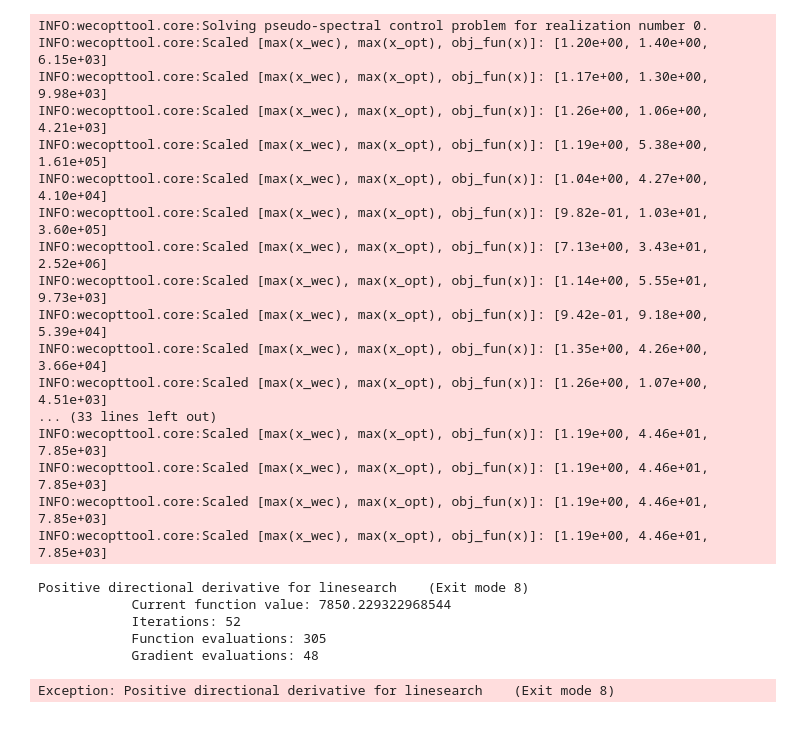
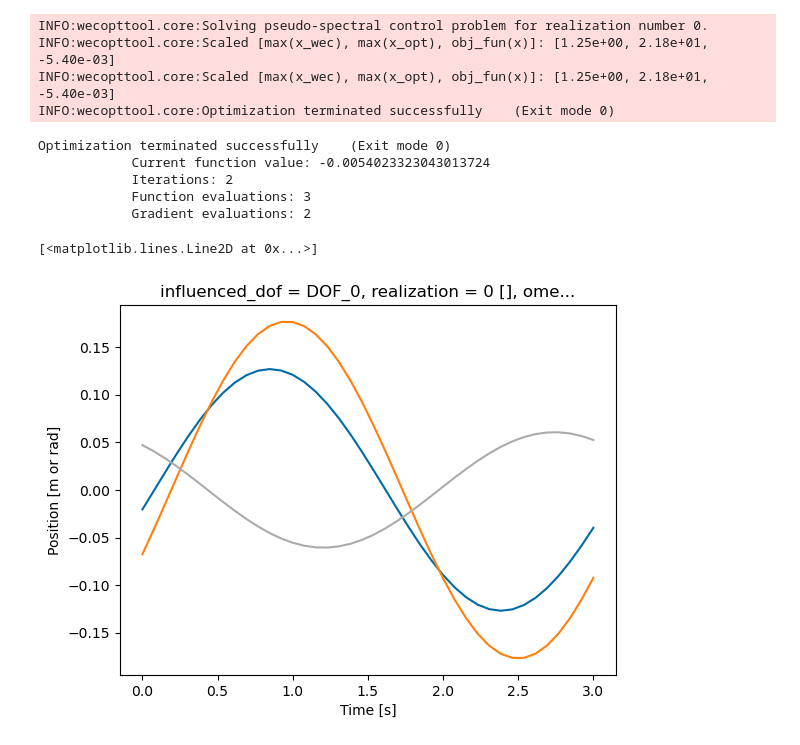
Before and after one commit to dtgaebe/WecOptTool, a Jupyter notebook: examples/Inverted_pen_control_study.ipynb, the cells around one changed output. Saved outputs shown, nothing was run; the diff lists cells and outputs as text; code cells hidden in the pictures.

Commit message:
subclasses to pendulum and first time converged

```diff
--- a/examples/Inverted_pen_control_study.ipynb
+++ b/examples/Inverted_pen_control_study.ipynb
@@ -58,36 +78,40 @@ wec_emp._forces
 # %%
-results = wec_emp.solve(
+res_nl = wec_nl.solve(
     waves_regular,
     obj_fun = NPIP.average_electrical_power,
     nstate_opt = NPIP.nstate_opt,
     optim_options={'maxiter': 500},
-    # x_wec_0=x_wec_0, # initialize with result from linear spring case
-    # x_opt_0=x_opt_0, # initialize with result from linear spring case
+    x_wec_0=x_wec_0, # initialize with result from linearized case
+    x_opt_0=x_opt_0, # initialize with result from linearized case
     scale_x_wec=1e1,
     scale_x_opt=np.concatenate((np.array([1e-1])*np.ones(NPIP.nstate_pto), 1e-1 * np.ones(NPIP.nstate_pen))),
-    scale_obj=1e-2,
-)
+    scale_obj=1e-2,)
 # %% [output]
 INFO:wecopttool.core:Solving pseudo-spectral control problem for realization number 0.
-INFO:wecopttool.core:Scaled [max(x_wec), max(x_opt), obj_fun(x)]: [1.20e+00, 1.40e+00, 6.15e+03]
-INFO:wecopttool.core:Scaled [max(x_wec), max(x_opt), obj_fun(x)]: [1.17e+00, 1.30e+00, 9.98e+03]
-INFO:wecopttool.core:Scaled [max(x_wec), max(x_opt), obj_fun(x)]: [1.26e+00, 1.06e+00, 4.21e+03]
-INFO:wecopttool.core:Scaled [max(x_wec), max(x_opt), obj_fun(x)]: [1.19e+00, 5.38e+00, 1.61e+05]
-INFO:wecopttool.core:Scaled [max(x_wec), max(x_opt), obj_fun(x)]: [1.04e+00, 4.27e+00, 4.10e+04]
-INFO:wecopttool.core:Scaled [max(x_wec), max(x_opt), obj_fun(x)]: [9.82e-01, 1.03e+01, 3.60e+05]
-INFO:wecopttool.core:Scaled [max(x_wec), max(x_opt), obj_fun(x)]: [7.13e+00, 3.43e+01, 2.52e+06]
-INFO:wecopttool.core:Scaled [max(x_wec), max(x_opt), obj_fun(x)]: [1.14e+00, 5.55e+01, 9.73e+03]
-INFO:wecopttool.core:Scaled [max(x_wec), max(x_opt), obj_fun(x)]: [9.42e-01, 9.18e+00, 5.39e+04]
-INFO:wecopttool.core:Scaled [max(x_wec), max(x_opt), obj_fun(x)]: [1.35e+00, 4.26e+00, 3.66e+04]
-INFO:wecopttool.core:Scaled [max(x_wec), max(x_opt), obj_fun(x)]: [1.26e+00, 1.07e+00, 4.51e+03]
-... (33 lines left out)
-INFO:wecopttool.core:Scaled [max(x_wec), max(x_opt), obj_fun(x)]: [1.19e+00, 4.46e+01, 7.85e+03]
-INFO:wecopttool.core:Scaled [max(x_wec), max(x_opt), obj_fun(x)]: [1.19e+00, 4.46e+01, 7.85e+03]
-INFO:wecopttool.core:Scaled [max(x_wec), max(x_opt), obj_fun(x)]: [1.19e+00, 4.46e+01, 7.85e+03]
-INFO:wecopttool.core:Scaled [max(x_wec), max(x_opt), obj_fun(x)]: [1.19e+00, 4.46e+01, 7.85e+03]
+INFO:wecopttool.core:Scaled [max(x_wec), max(x_opt), obj_fun(x)]: [1.25e+00, 2.18e+01, -5.40e-03]
+INFO:wecopttool.core:Scaled [max(x_wec), max(x_opt), obj_fun(x)]: [1.25e+00, 2.18e+01, -5.40e-03]
+INFO:wecopttool.core:Optimization terminated successfully    (Exit mode 0)
-Positive directional derivative for linesearch    (Exit mode 8)
-            Current function value: 7850.229322968544
-            Iterations: 52
-            Function evaluations: 305
-            Gradient evaluations: 48
+Optimization terminated successfully    (Exit mode 0)
+            Current function value: -0.0054023323043013724
+            Iterations: 2
+            Function evaluations: 3
+            Gradient evaluations: 2
-Exception: Positive directional derivative for linesearch    (Exit mode 8)
+# %%
+nsubsteps = 4
+wec_fdom, wec_tdom = wec_nl.post_process(wec_nl, res_nl, waves_regular, nsubsteps=nsubsteps)
+# %%
+wec_pos = wec_tdom[0]['pos'].squeeze()
+t = wec_tdom[0].time.values
+# %%
+x_wec, x_opt = wot.decompose_state(res_nl[0].x, 1, nfreq_reg)
+x_pen = x_opt[NPIP.nstate_pto:]
+pen_pos = np.dot(wec_nl.time_mat_nsubsteps(nsubsteps), x_pen)
+# %%
+rel_pos = NPIP.rel_position(wec_nl, x_wec, x_opt, waves_regular, nsubsteps)
+# %%
+wec_pos.plot()
+plt.plot(t, pen_pos)
+plt.plot(t, rel_pos)
+# %% [output]
+[<matplotlib.lines.Line2D at 0x...>]
+[figure, added]
```
Also changed, not shown: parts of 9 cells of this notebook, 1 other file.
